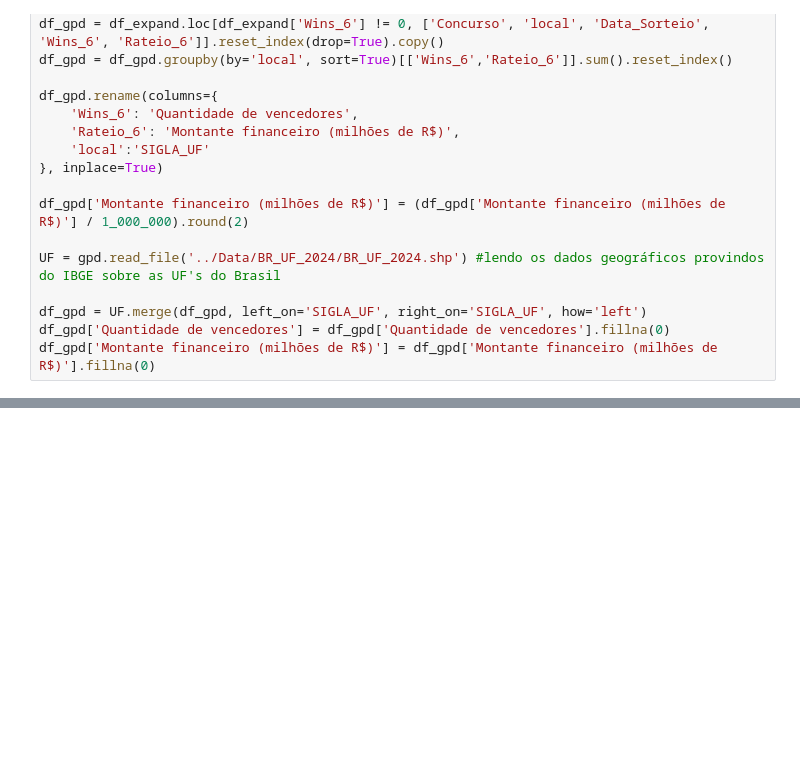
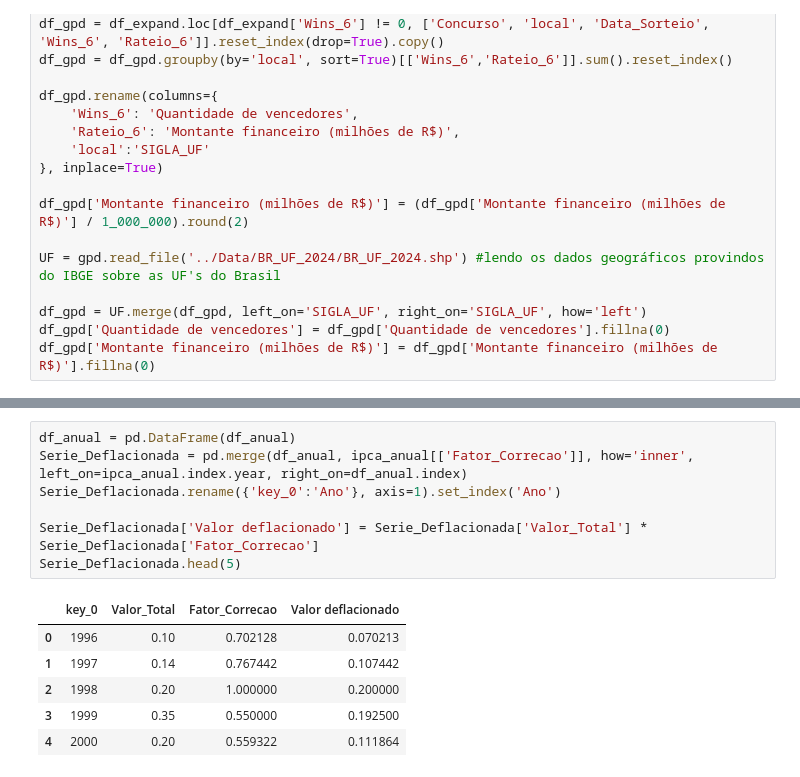
Before and after one commit to zf0rest/megasena_science, a Jupyter notebook: notebooks/analise.ipynb, the cells around one changed output, grey strips where cells are left out. Drawn from its saved outputs; the diff is of its cells as text; blank space fills up the shorter version.

```diff
--- a/notebooks/analise.ipynb
+++ b/notebooks/analise.ipynb
@@ -653,0 +664,14 @@ display(df_anual.to_frame().head(len(df_anual)))
+# %%
+df_anual = pd.DataFrame(df_anual)
+Serie_Deflacionada = pd.merge(df_anual, ipca_anual[['Fator_Correcao']], how='inner', left_on=ipca_anual.index.year, right_on=df_anual.index)
+Serie_Deflacionada.rename({'key_0':'Ano'}, axis=1).set_index('Ano')
+
+Serie_Deflacionada['Valor deflacionado'] = Serie_Deflacionada['Valor_Total'] * Serie_Deflacionada['Fator_Correcao']
+Serie_Deflacionada.head(5)
+# %% [output]
+|  | key_0 | Valor_Total | Fator_Correcao | Valor deflacionado |
+| 0 | 1996 | 0.10 | 0.702128 | 0.070213 |
+| 1 | 1997 | 0.14 | 0.767442 | 0.107442 |
+| 2 | 1998 | 0.20 | 1.000000 | 0.200000 |
+| 3 | 1999 | 0.35 | 0.550000 | 0.192500 |
+| 4 | 2000 | 0.20 | 0.559322 | 0.111864 |
```
Also changed, not shown: parts of 19 cells of this notebook, 5 other files.
